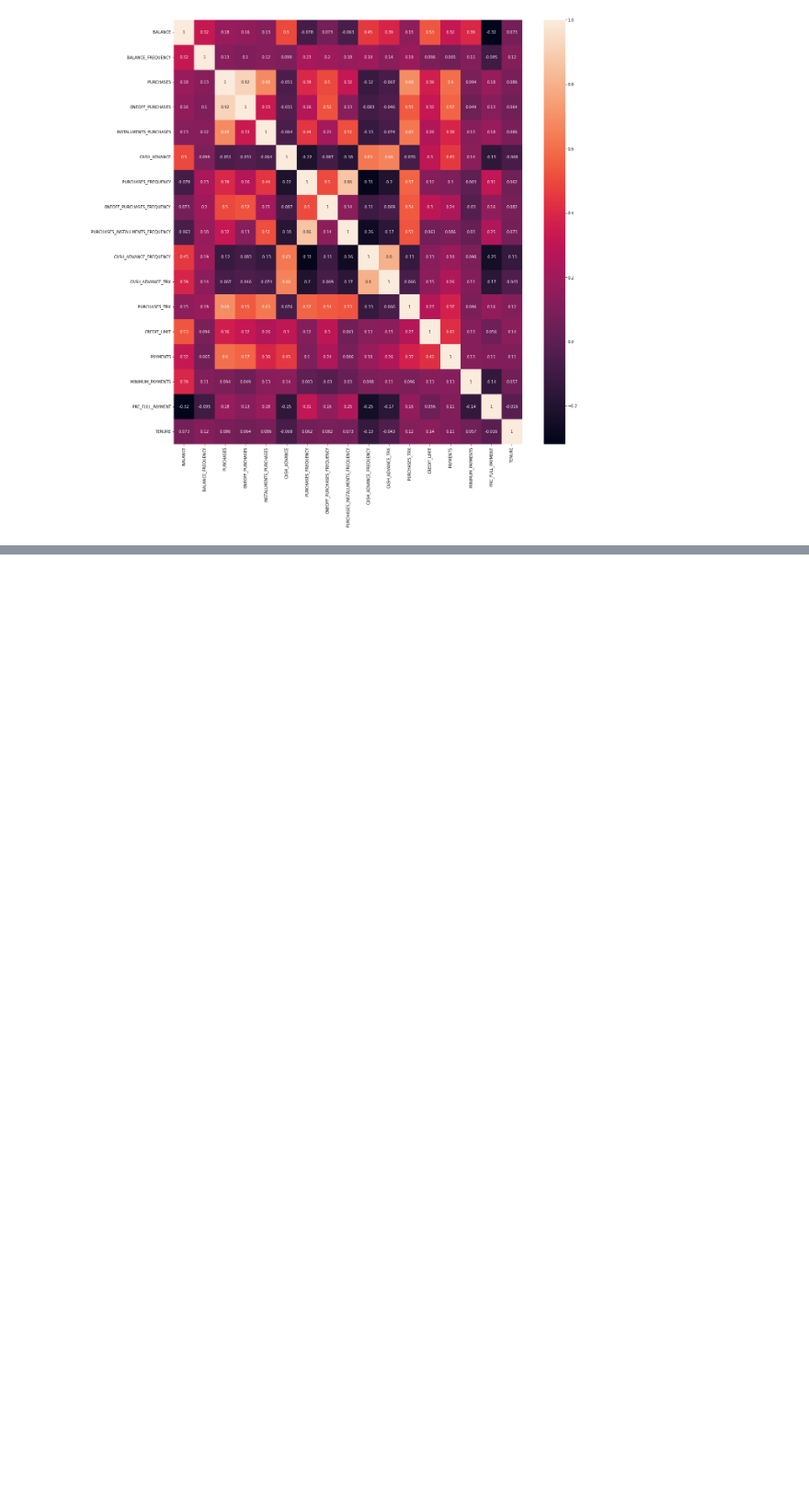
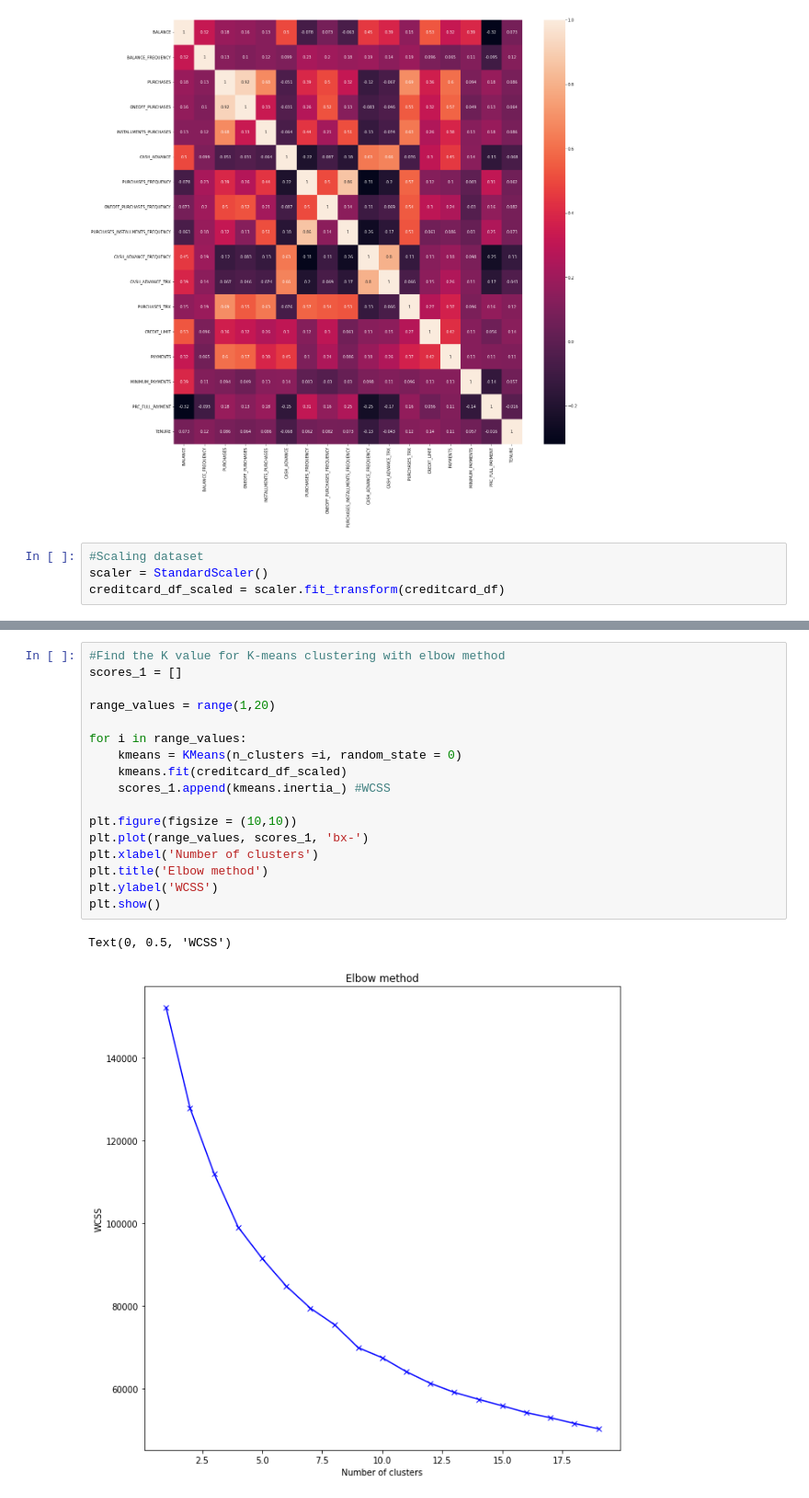
Before and after one commit to eeeds/Projects, a Jupyter notebook: 17- Marketing Project (Clusters)/Project17.ipynb, the cells around one changed output, grey strips where cells are left out. Shown at 92% size. Drawn from its saved outputs; the diff is of its cells as text; blank space fills up the shorter version.

Commit message:
Apply kmeans and visualize results

```diff
--- a/17- Marketing Project (Clusters)/Project17.ipynb
+++ b/17- Marketing Project (Clusters)/Project17.ipynb
@@ -171,3 +171,7 @@ sns.heatmap(corr, annot = True)
 # %% [output]
 <AxesSubplot:>
 [figure]
+# %%
+#Scaling dataset
+scaler = StandardScaler()
+creditcard_df_scaled = scaler.fit_transform(creditcard_df)
@@ -173,0 +198,20 @@ sns.heatmap(corr, annot = True)
+# %%
+#Find the K value for K-means clustering with elbow method
+scores_1 = []
+
+range_values = range(1,20)
+
+for i in range_values:
+    kmeans = KMeans(n_clusters =i, random_state = 0)
+    kmeans.fit(creditcard_df_scaled)
+    scores_1.append(kmeans.inertia_) #WCSS
+
+plt.figure(figsize = (10,10))
+plt.plot(range_values, scores_1, 'bx-')
+plt.xlabel('Number of clusters')
+plt.title('Elbow method')
+plt.ylabel('WCSS')
+plt.show()
+# %% [output]
+Text(0, 0.5, 'WCSS')
+[figure, added]
```
Also changed, not shown: parts of 12 cells of this notebook.
